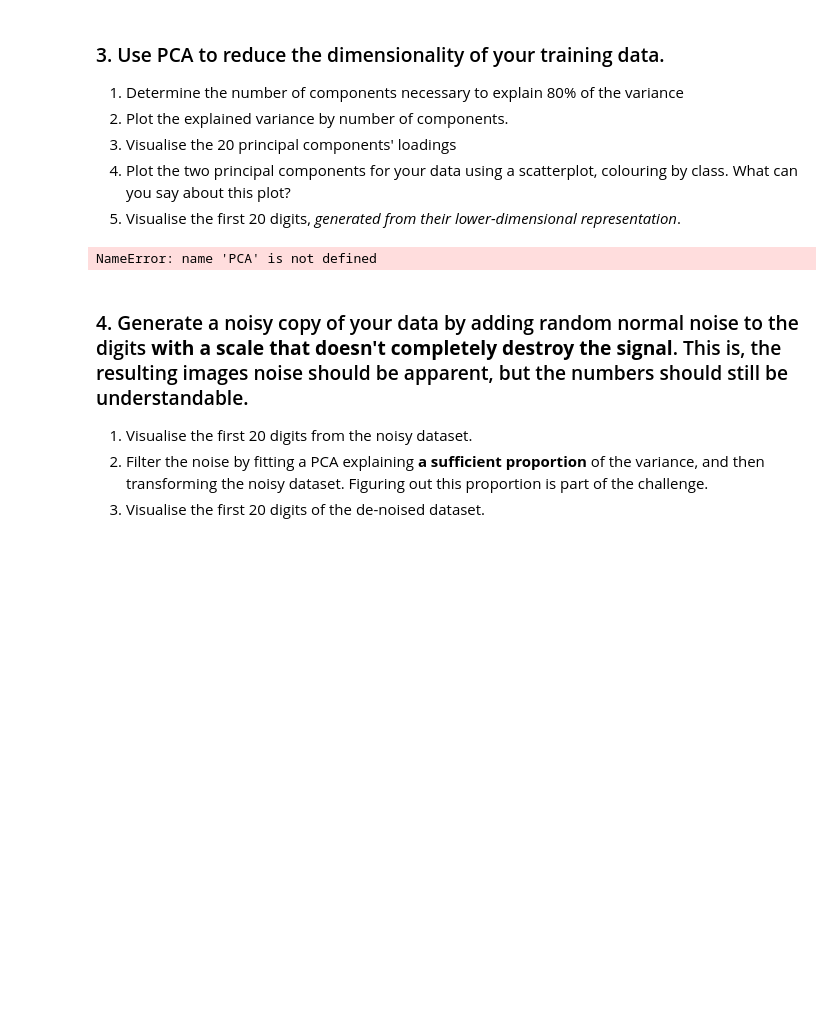
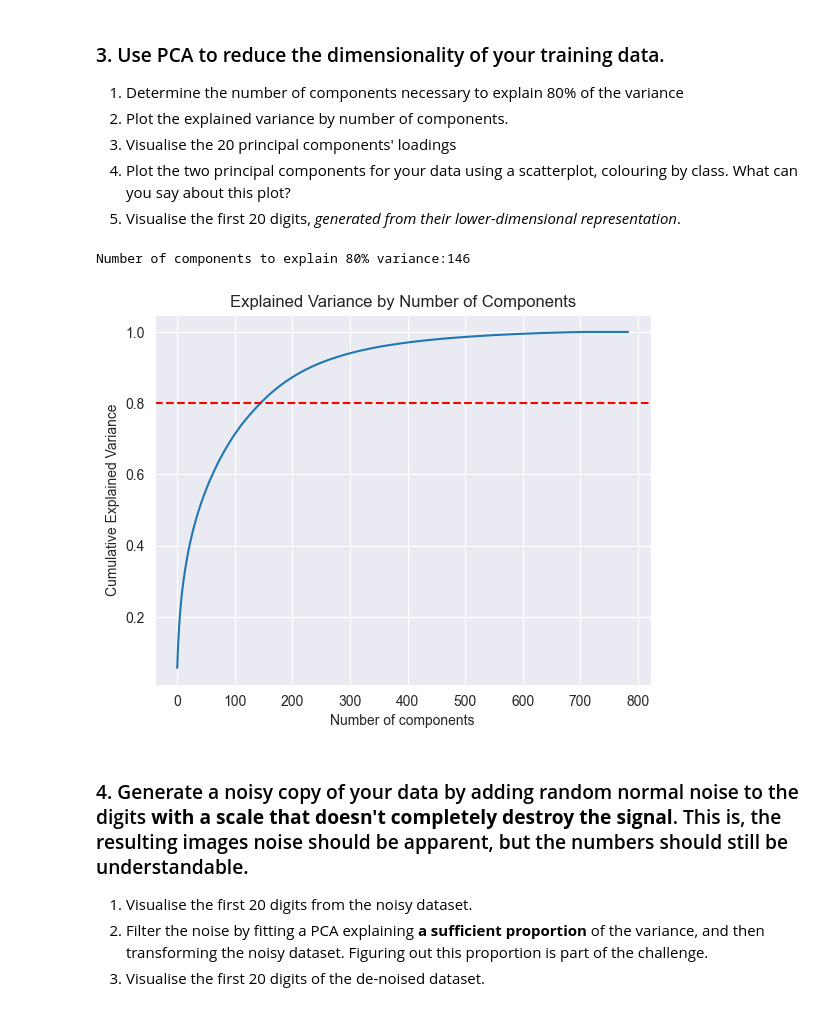
Before and after one commit to IshanKalra007/CSC3831_Final_project_220626363, a Jupyter notebook: Coursework/Copy_of_Part2_Coursework.ipynb, the cells around one changed output. Drawn from its saved outputs; the diff is of its cells as text; code cells hidden in the pictures; blank space fills up the shorter version.

```diff
--- a/Coursework/Copy_of_Part2_Coursework.ipynb
+++ b/Coursework/Copy_of_Part2_Coursework.ipynb
@@ -72,25 +72,27 @@ Test accuracy:0.9184
 5. Visualise the first 20 digits, *generated from their lower-dimensional representation*.
 # %%
 from sklearn.decomposition import PCA
+import numpy as np
 # PCA to find the variance
 pca = PCA()
 pca.fit(X_train)
 
 # Cumulative explained variance
 explained_variance_ratio = np.cumsum(pca.explained_variance_ratio_)
-n_components_80 = np.argmax(explain_variance_ratio >= 0.8) + 1
+n_components_80 = np.argmax(explained_variance_ratio >= 0.8) + 1
 
 print(f"Number of components to explain 80% variance:{n_components_80}")
 
 #Plotting the variance
 plt.plot(explained_variance_ratio)
 plt.axhline(0.8, color='r', linestyle='--')
 plt.xlabel('Number of components')
 plt.ylabel('Cumulative Explained Variance')
 plt.title('Explained Variance by Number of Components')
 plt.show()
 # %% [output]
-NameError: name 'PCA' is not defined
+Number of components to explain 80% variance:146
+[figure, added]
 # %% [markdown]
 ### 4. Generate a noisy copy of your data by adding random normal noise to the digits **with a scale that doesn't completely destroy the signal**. This is, the resulting images noise should be apparent, but the numbers should still be understandable.
 
```
